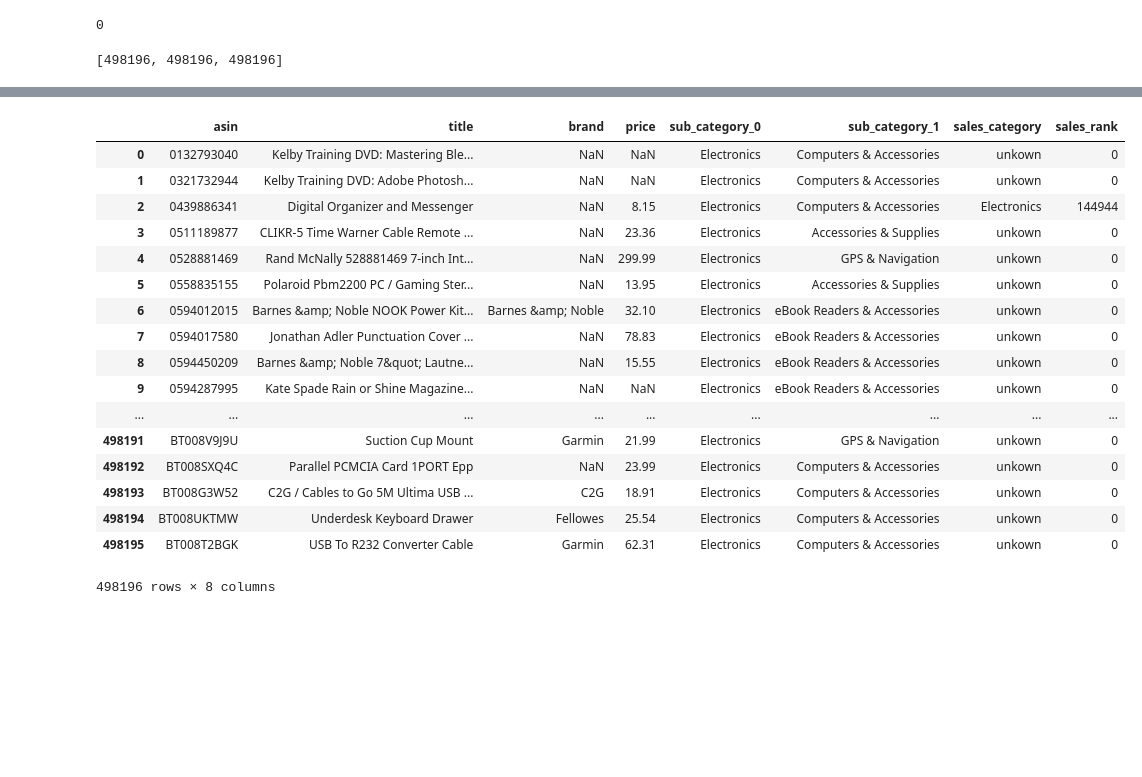
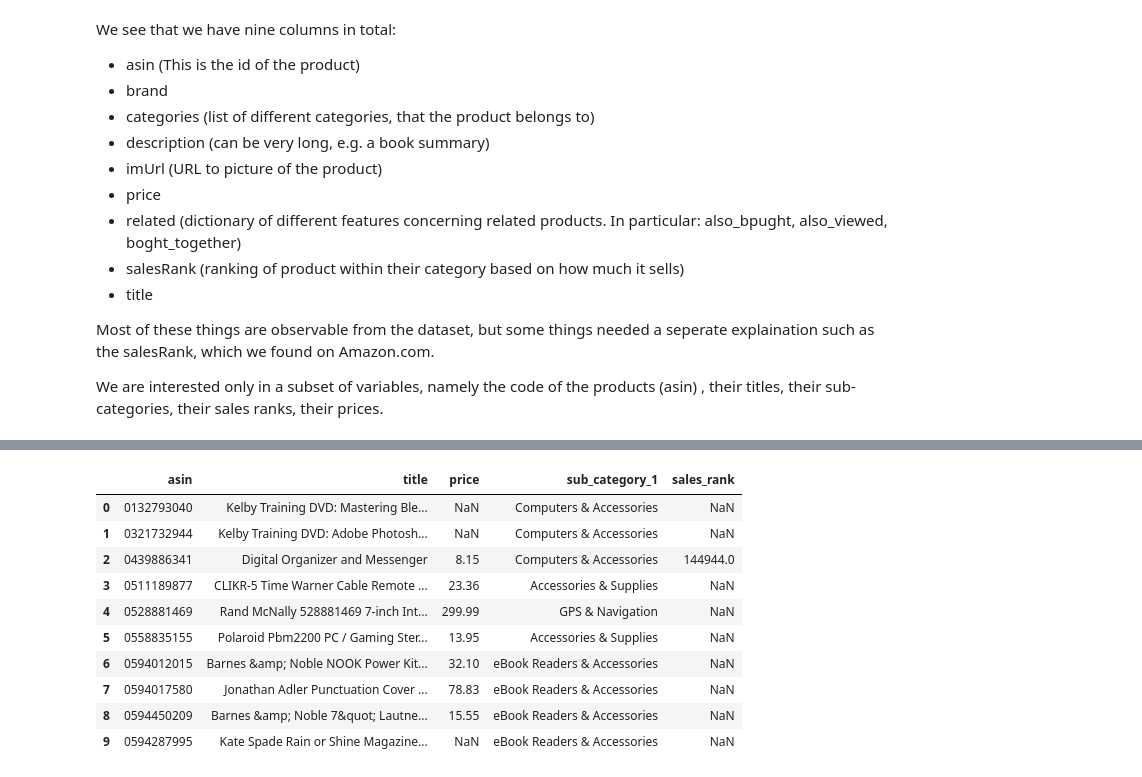
Before and after one commit to sourabhlal/ada2017, a Jupyter notebook: Project/meta_electronics_merge.ipynb, the cells around one changed output, grey strips where cells are left out. Cells and saved outputs as stored; diff of their text form; code cells hidden in the pictures; blank space fills up the shorter version.

```diff
--- a/Project/meta_electronics_merge.ipynb
+++ b/Project/meta_electronics_merge.ipynb
@@ -44,0 +26,17 @@ meta
+# %%
+
+def parse(path):
+  g = gzip.open(path, 'rb')
+  for l in g:
+    yield eval(l)
+
+def getDF(path):
+  i = 0
+  df = {}
+  for d in parse(path):
+    df[i] = d
+    i += 1
+  return pd.DataFrame.from_dict(df, orient='index')
+
+meta = getDF('meta_Electronics.json.gz')
+meta.head(5)
@@ -45 +50,17 @@ meta
+# %% [markdown]
+We see that we have nine columns in total:
+
+- asin (This is the id of the product)
+- brand
+- categories (list of different categories, that the product belongs to)
+- description (can be very long, e.g. a book summary)
+- imUrl (URL to picture of the product)
+- price
+- related (dictionary of different features concerning related products. In particular: also_bpught, also_viewed, boght_together)
+- salesRank (ranking of product within their category based on how much it sells)
+- title
+
+Most of these things are observable from the dataset, but some things needed a seperate explaination such as the salesRank, which we found on Amazon.com.
+
+We are interested only in a subset of variables, namely the code of the products (asin) , their titles, their sub-categories, their sales ranks, their prices.
 # %%
@@ -46,10 +68,7 @@ meta
 meta['sub_category_1']=list(map(lambda x:x[0][1],meta.categories))
 meta['sub_category_0']=list(map(lambda x:x[0][0],meta.categories))
-# %%
-len(meta.salesRank[26])
-# %% [output]
-0
 # %%
+#extract the sales category (just in case it is no the same as the main category)and the sales rank
 sales_cat=[]
 sales_rank=[]
 for i in range(len(meta)):
@@ -59,14 +78,10 @@ for i in range(len(meta)):
             sales_rank.append(list(meta.salesRank[i].values())[0])
         else:
             sales_cat.append('unkown')
-            sales_rank.append(0)
+            sales_rank.append(None)
     else:
         sales_cat.append('unkown')
-        sales_rank.append(0)
+        sales_rank.append(None)
-# %%
-[len(meta),len(sales_rank),len(sales_cat)]
-# %% [output]
-[498196, 498196, 498196]
 # %%
 meta['sales_category']=sales_cat
 meta['sales_rank']=sales_rank
@@ -77,25 +92,18 @@ meta.head(1)
 | 0 | 0132793040 | http://ecx.images-amazon.com/imag... | The Kelby Training DVD Mastering ... | [[Electronics, Computers & Access... | Kelby Training DVD: Mastering Ble... | NaN | NaN | NaN | NaN | ... |
 # %%
 #extract only the metadata we need
-meta_use =meta [['asin','title','brand','price','sub_category_0','sub_category_1','sales_category','sales_rank']]
+meta_use =meta [['asin','title','price','sub_category_1','sales_rank']]
 # %%
-meta_use
+meta_use.head(10)
 # %% [output]
-|  | asin | title | brand | price | sub_category_0 | sub_category_1 | sales_category | sales_rank |
-| 0 | 0132793040 | Kelby Training DVD: Mastering Ble... | NaN | NaN | Electronics | Computers & Accessories | unkown | 0 |
-| 1 | 0321732944 | Kelby Training DVD: Adobe Photosh... | NaN | NaN | Electronics | Computers & Accessories | unkown | 0 |
-| 2 | 0439886341 | Digital Organizer and Messenger | NaN | 8.15 | Electronics | Computers & Accessories | Electronics | 144944 |
-| 3 | 0511189877 | CLIKR-5 Time Warner Cable Remote ... | NaN | 23.36 | Electronics | Accessories & Supplies | unkown | 0 |
-| 4 | 0528881469 | Rand McNally 528881469 7-inch Int... | NaN | 299.99 | Electronics | GPS & Navigation | unkown | 0 |
-| 5 | 0558835155 | Polaroid Pbm2200 PC / Gaming Ster... | NaN | 13.95 | Electronics | Accessories & Supplies | unkown | 0 |
-| 6 | 0594012015 | Barnes &amp; Noble NOOK Power Kit... | Barnes &amp; Noble | 32.10 | Electronics | eBook Readers & Accessories | unkown | 0 |
-| 7 | 0594017580 | Jonathan Adler Punctuation Cover ... | NaN | 78.83 | Electronics | eBook Readers & Accessories | unkown | 0 |
-| 8 | 0594450209 | Barnes &amp; Noble 7&quot; Lautne... | NaN | 15.55 | Electronics | eBook Readers & Accessories | unkown | 0 |
-| 9 | 0594287995 | Kate Spade Rain or Shine Magazine... | NaN | NaN | Electronics | eBook Readers & Accessories | unkown | 0 |
-| ... | ... | ... | ... | ... | ... | ... | ... | ... |
-| 498191 | BT008V9J9U | Suction Cup Mount | Garmin | 21.99 | Electronics | GPS & Navigation | unkown | 0 |
-| 498192 | BT008SXQ4C | Parallel PCMCIA Card 1PORT Epp | NaN | 23.99 | Electronics | Computers & Accessories | unkown | 0 |
-| 498193 | BT008G3W52 | C2G / Cables to Go 5M Ultima USB ... | C2G | 18.91 | Electronics | Computers & Accessories | unkown | 0 |
-| 498194 | BT008UKTMW | Underdesk Keyboard Drawer | Fellowes | 25.54 | Electronics | Computers & Accessories | unkown | 0 |
-| 498195 | BT008T2BGK | USB To R232 Converter Cable | Garmin | 62.31 | Electronics | Computers & Accessories | unkown | 0 |
+|  | asin | title | price | sub_category_1 | sales_rank |
+| 0 | 0132793040 | Kelby Training DVD: Mastering Ble... | NaN | Computers & Accessories | NaN |
+| 1 | 0321732944 | Kelby Training DVD: Adobe Photosh... | NaN | Computers & Accessories | NaN |
+| 2 | 0439886341 | Digital Organizer and Messenger | 8.15 | Computers & Accessories | 144944.0 |
+| 3 | 0511189877 | CLIKR-5 Time Warner Cable Remote ... | 23.36 | Accessories & Supplies | NaN |
+| 4 | 0528881469 | Rand McNally 528881469 7-inch Int... | 299.99 | GPS & Navigation | NaN |
+| 5 | 0558835155 | Polaroid Pbm2200 PC / Gaming Ster... | 13.95 | Accessories & Supplies | NaN |
+| 6 | 0594012015 | Barnes &amp; Noble NOOK Power Kit... | 32.10 | eBook Readers & Accessories | NaN |
+| 7 | 0594017580 | Jonathan Adler Punctuation Cover ... | 78.83 | eBook Readers & Accessories | NaN |
+| 8 | 0594450209 | Barnes &amp; Noble 7&quot; Lautne... | 15.55 | eBook Readers & Accessories | NaN |
+| 9 | 0594287995 | Kate Spade Rain or Shine Magazine... | NaN | eBook Readers & Accessories | NaN |
-498196 rows × 8 columns
```
Also changed, not shown: parts of 47 cells of this notebook, 5 other files.
